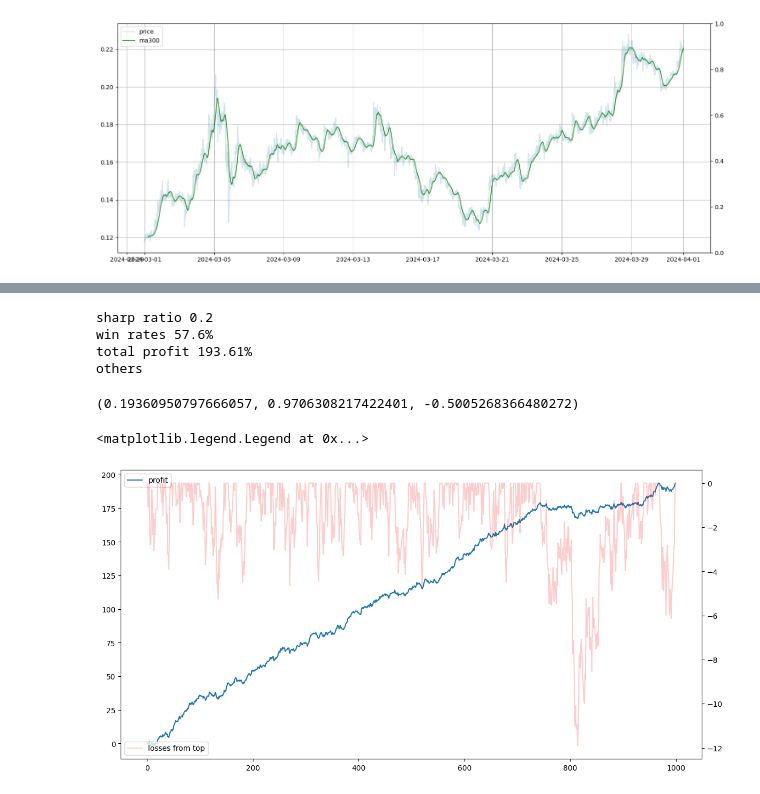
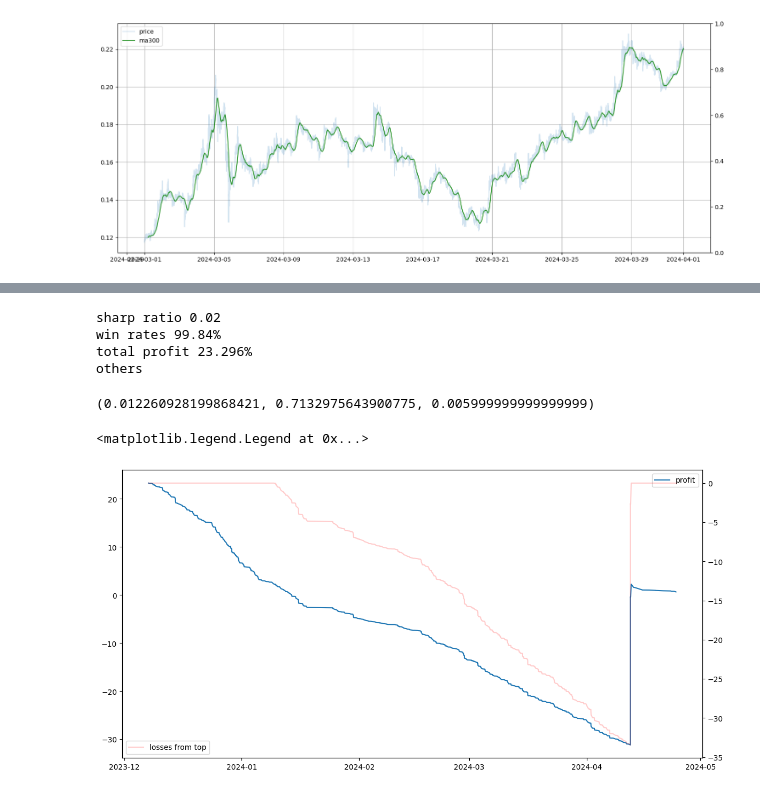
Before and after one commit to smartarbitrage/test_task_2024, a Jupyter notebook: task.ipynb, the cells around one changed output, grey strips where cells are left out. Cells and saved outputs as stored; diff of their text form; code cells hidden in the pictures.

Commit message:
add metrics

```diff
--- a/task.ipynb
+++ b/task.ipynb
@@ -40,5 +40,9 @@ https://www.binance.com/en/copy-trading/lead-details/3871399360910422273
 copytrader_1_trades = pd.read_csv('copytrader_data/trades_3838699803249970688.csv')
 copytrader_2_trades = pd.read_csv('copytrader_data/trades_3871399360910422273.csv')
 
-copytrader_1_trades.head(10)
+copytrader_1_positions = pd.read_csv('copytrader_data/positions_3838699803249970688.csv')
+copytrader_2_positions = pd.read_csv('copytrader_data/positions_3871399360910422273.csv')
+copytrader_1_positions['time'] = pd.to_datetime(copytrader_1_positions['opened'], unit = 'ms')
+
+copytrader_1_positions.head(10)
 # %% [output]
@@ -56,9 +60,14 @@ copytrader_1_trades.head(10)
+# %%
+# here you can try to guess how each bots traded and create your own strategy
+# we give an example with demanded metrics on deals of first bot
+
+# just like example
+total_balace_on_account = 4000
+
+#income in %
+incomes = copytrader_1_positions.closingPnl/total_balace_on_account*100
 # %%
 import numpy as np
-
-mu, sigma = 0.2, 1
-# generated income in %
-incomes = np.random.normal(mu, sigma, 1000)
 
 iterest_rate = 0
 sharp_ratio = (incomes.mean() - iterest_rate)/incomes.std()
@@ -72,23 +81,23 @@ print(f'total profit {round(incomes.sum(), 3)}%')
 print('others')
 incomes.mean(), incomes.std(), pd.Series(incomes).quantile(0.25)
 # %% [output]
-sharp ratio 0.2
-win rates 57.6%
-total profit 193.61%
+sharp ratio 0.02
+win rates 99.84%
+total profit 23.296%
 others
-(0.19360950797666057, 0.9706308217422401, -0.5005268366480272)
+(0.012260928199868421, 0.7132975643900775, 0.005999999999999999)
 # %%
 fig, ax = plt.subplots(figsize = (14,7))
 
 #income profit
-ax.plot(incomes.cumsum())
+ax.plot(copytrader_1_positions['time'], incomes.cumsum())
 
 #draw down
 ax2 = ax.twinx()
-ax2.plot(incomes.cumsum() - pd.Series(incomes.cumsum()).cummax(), c = 'red', alpha = 0.2)
+ax2.plot(copytrader_1_positions['time'], incomes.cumsum() - pd.Series(incomes.cumsum()).cummax(), c = 'red', alpha = 0.2)
 
 ax.legend(['profit'])
 ax2.legend(['losses from top'])
 # %% [output]
 <matplotlib.legend.Legend at 0x...>
-[figure, old version]
+[figure, new version]
```
Also changed, not shown: parts of 3 cells of this notebook.
